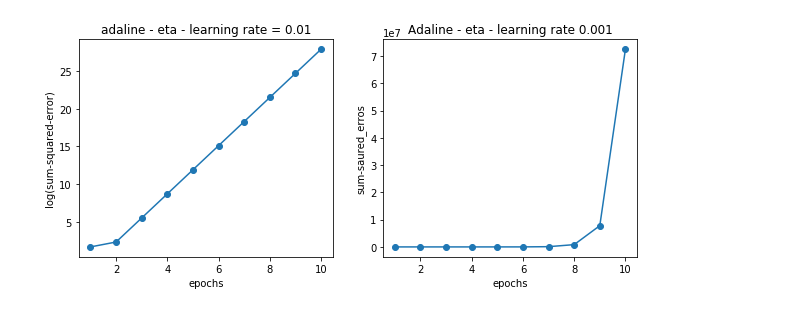
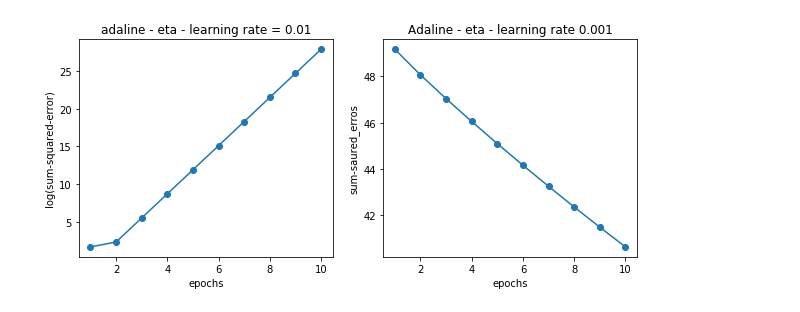
Before and after one commit to maplerivertree/notes-9781787125933, a Jupyter notebook: adaline.ipynb, the cells around one changed output. Cells and saved outputs as stored; diff of their text form; code cells hidden in the pictures.

```diff
--- a/adaline.ipynb
+++ b/adaline.ipynb
@@ -51,20 +51,22 @@ X = df.iloc[0:100, [0, 2]].values
 # %%
 import matplotlib.pyplot as plt
 fig, ax = plt.subplots(nrows=1, ncols=2, figsize=(10,4))
 
 ada1 = AdalineGD(n_iter=10, eta = 0.01).fit(X, y)
 ax[0].plot(range(1, len(ada1.cost_) +1), np.log10(ada1.cost_), marker = 'o')
 ax[0].set_xlabel('epochs')
 ax[0].set_ylabel('log(sum-squared-error)')
-
 ax[0].set_title('adaline - eta - learning rate = 0.01')
 
-ada2= AdalineGD(n_iter=10, eta = 0.001).fit(X,y)
-ax[1].plot(range(1, len(ada2.cost_) +1),
-           ada2.cost_, marker = 'o')
+ada2= AdalineGD(n_iter=10, eta = 0.0001).fit(X,y)
+ax[1].plot(range(1, len(ada2.cost_) +1), ada2.cost_, marker = 'o')
 ax[1].set_xlabel('epochs')
 ax[1].set_ylabel('sum-saured_erros')
 ax[1].set_title('Adaline - eta - learning rate 0.001')
 plt.show()
+
+
+#when eta is too large, the errors go up as the algo keeps overshoot the global minimum
+#small eta takes lots of epochs
 # %% [output]
-[figure, old version]
+[figure, new version]
```
Also changed, not shown: parts of 3 cells of this notebook.
